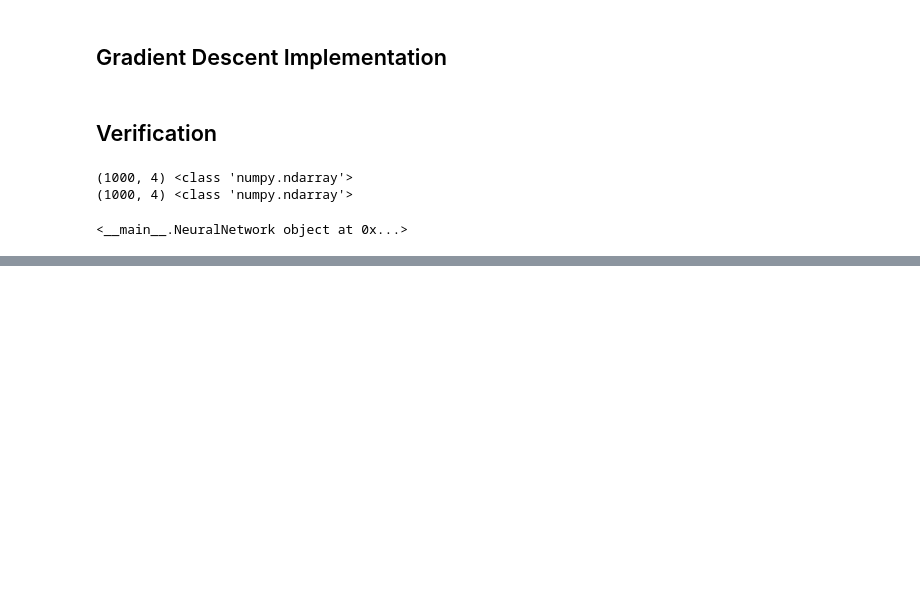
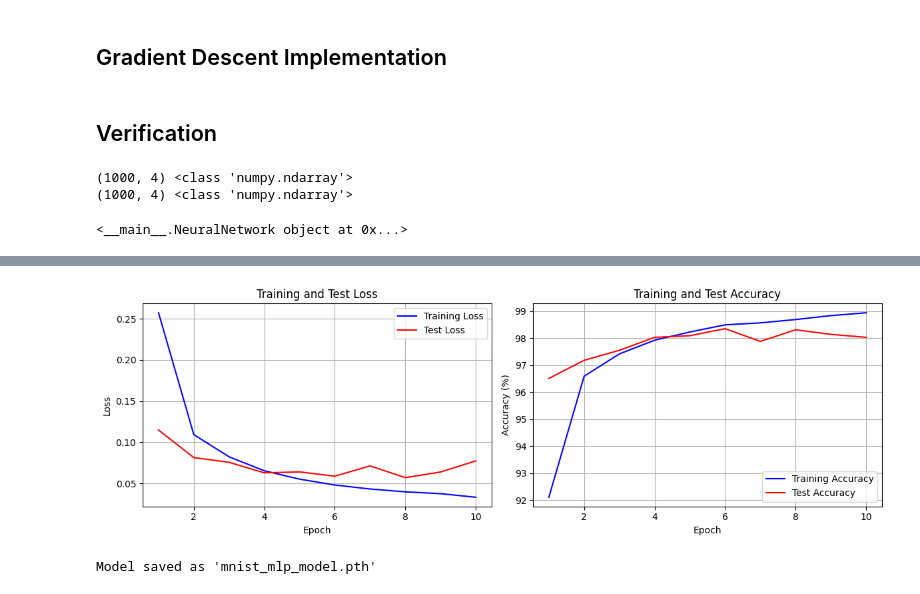
Before and after one commit to Rishikesh-kumar-7258/MTP_experiments, a Jupyter notebook: mlp-implementation.ipynb, the cells around one changed output, grey strips where cells are left out. Saved outputs shown, nothing was run; the diff lists cells and outputs as text; code cells hidden in the pictures; blank space fills up the shorter version.

```diff
--- a/mlp-implementation.ipynb
+++ b/mlp-implementation.ipynb
@@ -190,0 +201,4 @@ for i in range(100):
+# %%
+# Set device
+device = torch.device('cuda' if torch.cuda.is_available() else 'cpu')
+print(f'Using device: {device}')
@@ -190,0 +242,13 @@ for i in range(100):
+# %%
+# Create data loaders
+batch_size = 128
+train_loader = DataLoader(train_dataset, batch_size=batch_size, shuffle=True)
+test_loader = DataLoader(test_dataset, batch_size=batch_size, shuffle=False)
+
+# Initialize the model
+model = MLP().to(device)
+print(f'Model architecture:\n{model}')
+
+# Define loss function and optimizer
+criterion = nn.CrossEntropyLoss()
+optimizer = optim.Adam(model.parameters(), lr=0.001)
@@ -190,0 +363,32 @@ for i in range(100):
+# %%
+# Plot training history
+fig, (ax1, ax2) = plt.subplots(1, 2, figsize=(12, 4))
+
+# Loss plot
+ax1.plot(range(1, num_epochs + 1), train_losses, 'b-', label='Training Loss')
+ax1.plot(range(1, num_epochs + 1), test_losses, 'r-', label='Test Loss')
+ax1.set_xlabel('Epoch')
+ax1.set_ylabel('Loss')
+ax1.set_title('Training and Test Loss')
+ax1.legend()
+ax1.grid(True)
+
+# Accuracy plot
+ax2.plot(range(1, num_epochs + 1), train_accuracies, 'b-', label='Training Accuracy')
+ax2.plot(range(1, num_epochs + 1), test_accuracies, 'r-', label='Test Accuracy')
+ax2.set_xlabel('Epoch')
+ax2.set_ylabel('Accuracy (%)')
+ax2.set_title('Training and Test Accuracy')
+ax2.legend()
+ax2.grid(True)
+
+plt.tight_layout()
+plt.show()
+# %% [output]
+[figure, added]
+# %%
+# Save the trained model
+torch.save(model.state_dict(), 'mnist_mlp_model.pth')
+print("Model saved as 'mnist_mlp_model.pth'")
+# %% [output]
+Model saved as 'mnist_mlp_model.pth'
```
Also changed, not shown: parts of 11 cells of this notebook.
